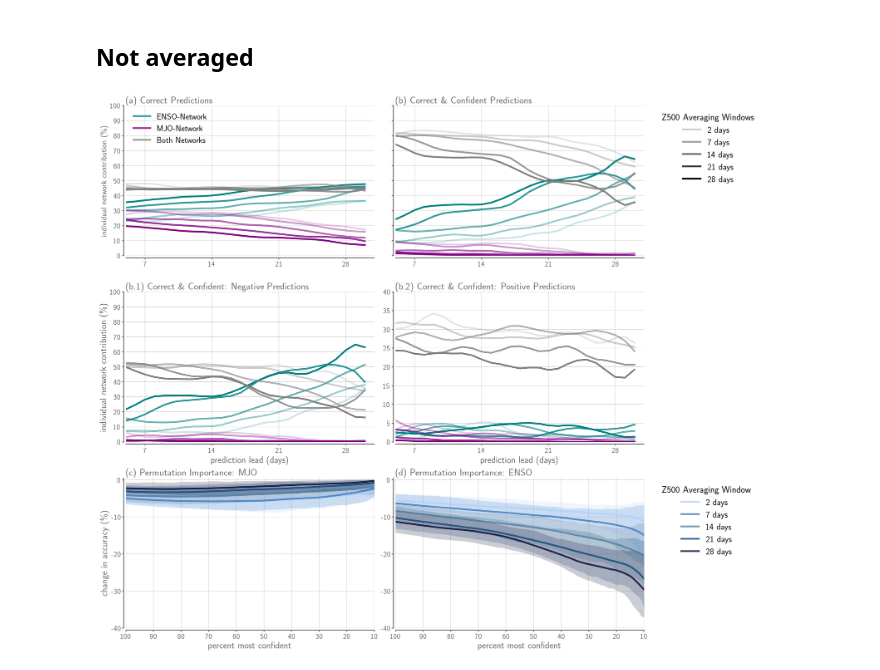
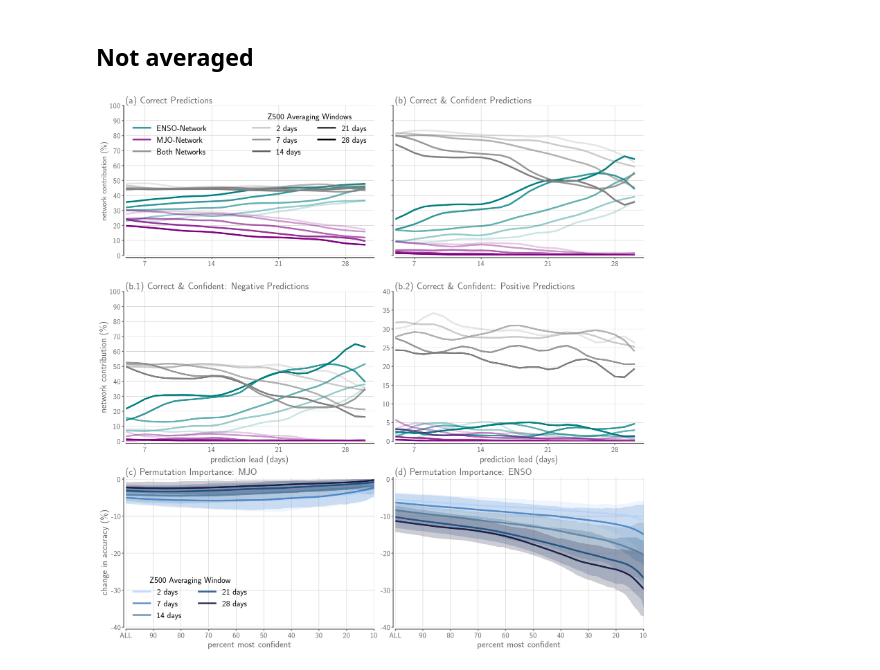
Before and after one commit to kjmayer/ENSOvsMJO, a Jupyter notebook: interpret/interpret-modelcont-plot.ipynb, the cells around one changed output. Cells and saved outputs as stored; diff of their text form; code cells hidden in the pictures.

```diff
--- a/interpret/interpret-modelcont-plot.ipynb
+++ b/interpret/interpret-modelcont-plot.ipynb
@@ -467,7 +467,9 @@ for loc in ['A','B','C','D','E','F']:
         ax[loc].set_yticks(np.arange(-40,10,10),np.arange(-40,10,10),fontsize=FS,color='dimgrey')
         ax[loc].set_xlabel('percent most confident',fontsize=FS+4,color='dimgrey')
         ax[loc].set_xlim(0,90)
-        ax[loc].set_xticks(np.arange(0,100,10),np.arange(10,110,10)[::-1],fontsize=FS,color='dimgrey')
+        ax[loc].set_xticks(np.arange(0,100,10),
+                           ['ALL',  90,  80,  70,  60,  50,  40,  30,  20,  10],
+                           fontsize=FS,color='dimgrey')
 
 # ------------------------------------------------------------------------------------
 # ------------------------------------------------------------------------------------
@@ -509,9 +511,10 @@ ax['A'].plot(sig.filtfilt(ff,np.sum(ff),model12_corrfracpred_avg[:,26]*100),
 
 ax['A'].set_title('(a) Correct Predictions',fontsize=FS+5,color='dimgrey',loc='left')
 ax['A'].set_yticklabels(np.arange(0,110,10),fontsize=FS,color='dimgrey')
-ax['A'].set_ylabel('individual network contribution (\%)',fontsize=FS+1,color='dimgrey')
+ax['A'].set_ylabel('network contribution (\%)',fontsize=FS+1,color='dimgrey')
 ax['A'].set_xticklabels(np.arange(LEADS[2],LEADS[-1],7),fontsize=FS,color='dimgrey')
-ax['A'].legend(frameon=False, fontsize=FS+2,ncol=1,loc="upper left")
+ax['A'].legend(frameon=False, fontsize=FS+2,ncol=1,loc="upper left",
+               title=' ',title_fontsize=FS+2)
 
 # ------------------------------------------------------------------------------------
 # ------------------------------------------------------------------------------------
@@ -554,7 +557,7 @@ ax['B'].plot(sig.filtfilt(ff,np.sum(ff),model12_signconfcorrfracpred_avg[:,26,0]
 
 ax['B'].set_title('(b.1) Correct \& Confident: Negative Predictions',fontsize=FS+5,color='dimgrey',loc='left')
 ax['B'].set_yticklabels(np.arange(0,110,10),fontsize=FS,color='dimgrey')
-ax['B'].set_ylabel('individual network contribution (\%)',fontsize=FS+4,color='dimgrey')
+ax['B'].set_ylabel('network contribution (\%)',fontsize=FS+4,color='dimgrey')
 ax['B'].set_xticklabels(np.arange(LEADS[2],LEADS[-1],7),fontsize=FS,color='dimgrey')
 ax['B'].set_xlabel('prediction lead (days)',fontsize=FS+4,color='dimgrey')
 
@@ -602,19 +605,26 @@ ax['C'].set_title('(b) Correct \& Confident Predictions',fontsize=FS+5,color='di
 ax['C'].set_yticklabels(np.arange(0,110,10),fontsize=0,color='dimgrey')
 ax['C'].set_xticklabels(np.arange(LEADS[2],LEADS[-1],7),fontsize=FS,color='dimgrey')
 
-ax['C'].plot(np.zeros(shape=(len(LEADS)))+np.nan,
+ax2 = ax['A'].twinx()
+adjust_spines(ax2, ['left', 'bottom'])
+ax2.get_yaxis().set_visible(False)
+ax2.get_xaxis().set_visible(False)
+
+ax2.plot(np.zeros(shape=(len(LEADS)))+np.nan,
              color='k',label='2 days', alpha=0.2,linewidth=linewidth)
-ax['C'].plot(np.zeros(shape=(len(LEADS)))+np.nan,
+ax2.plot(np.zeros(shape=(len(LEADS)))+np.nan,
                  color='k',label='7 days', alpha=0.4,linewidth=linewidth)
-ax['C'].plot(np.zeros(shape=(len(LEADS)))+np.nan,
+ax2.plot(np.zeros(shape=(len(LEADS)))+np.nan,
                  color='k',label='14 days', alpha=0.6,linewidth=linewidth)
-ax['C'].plot(np.zeros(shape=(len(LEADS)))+np.nan,
+ax2.plot(np.zeros(shape=(len(LEADS)))+np.nan,
                  color='k',label='21 days', alpha=0.8,linewidth=linewidth)
-ax['C'].plot(np.zeros(shape=(len(LEADS)))+np.nan,
+ax2.plot(np.zeros(shape=(len(LEADS)))+np.nan,
                  color='k',label='28 days', alpha=1.0,linewidth=linewidth)
 
-ax['C'].legend(frameon=False, fontsize=FS+3,ncol=1,bbox_to_anchor=(1.04, 1), loc="upper left",
-               title='Z500 Averaging Windows',title_fontsize=FS+4)
+# ax['C'].legend(frameon=False, fontsize=FS+3,ncol=1,bbox_to_anchor=(1.04, 1), loc="upper left",
+#                title='Z500 Averaging Windows',title_fontsize=FS+4)
+ax2.legend(frameon=False, fontsize=FS+2,ncol=2, loc="upper right",
+               title='Z500 Averaging Windows',title_fontsize=FS+2)
 
 # ------------------------------------------------------------------------------------
 # ------------------------------------------------------------------------------------
@@ -699,33 +709,34 @@ ax['F'].set_title('(d) Permutation Importance: ENSO',fontsize=FS+5,color='dimgre
 ax['F'].plot(np.mean(confvsacc_enso_diff[:,0],axis=0),'xkcd:powder blue',alpha=0.8,label='2 days',linewidth=linewidth)
 ax['F'].fill_between(x = np.arange(0,100),
                  y1 = np.min(confvsacc_enso_diff[:,0],axis=0),
                  y2 = np.max(confvsacc_enso_diff[:,0],axis=0),color='xkcd:powder blue',alpha=0.2,linewidth=0)
 
 ax['F'].plot(np.mean(confvsacc_enso_diff[:,5],axis=0),'xkcd:windows blue',alpha=0.8,label='7 days',linewidth=linewidth)
 ax['F'].fill_between(x = np.arange(0,100),
                  y1 = np.min(confvsacc_enso_diff[:,5],axis=0),
                  y2 = np.max(confvsacc_enso_diff[:,5],axis=0),color='xkcd:windows blue',alpha=0.2,linewidth=0)
 
 ax['F'].plot(np.mean(confvsacc_enso_diff[:,12],axis=0),'xkcd:stormy blue',alpha=0.8,label='14 days',linewidth=linewidth)
 ax['F'].fill_between(x = np.arange(0,100),
                  y1 = np.min(confvsacc_enso_diff[:,12],axis=0),
                  y2 = np.max(confvsacc_enso_diff[:,12],axis=0),color='xkcd:stormy blue',alpha=0.2,linewidth=0)
 
 ax['F'].plot(np.mean(confvsacc_enso_diff[:,19],axis=0),'xkcd:twilight blue',alpha=0.8,label='21 days',linewidth=linewidth)
 ax['F'].fill_between(x = np.arange(0,100),
                  y1 = np.min(confvsacc_enso_diff[:,19],axis=0),
                  y2 = np.max(confvsacc_enso_diff[:,19],axis=0),color='xkcd:twilight blue',alpha=0.2,linewidth=0)
 
 ax['F'].plot(np.mean(confvsacc_enso_diff[:,26],axis=0),'xkcd:midnight',alpha=0.8,label='28 days',linewidth=linewidth)
 ax['F'].fill_between(x = np.arange(0,100),
                  y1 = np.min(confvsacc_enso_diff[:,26],axis=0),
                  y2 = np.max(confvsacc_enso_diff[:,26],axis=0),color='xkcd:midnight',alpha=0.2,linewidth=0)
 
-leg = ax['F'].legend(frameon=False, fontsize=FS+3,ncol=1,bbox_to_anchor=(1.04, 1), loc="upper left")
-leg.set_title('Z500 Averaging Window',prop={'size':FS+4})
+# leg = ax['F'].legend(frameon=False, fontsize=FS+3,ncol=1,bbox_to_anchor=(1.04, 1), loc="upper left")
+leg = ax['E'].legend(frameon=False, fontsize=FS+2,ncol=2, loc="lower left")
+leg.set_title('Z500 Averaging Window',prop={'size':FS+2})
 
 
 plt.savefig('/glade/work/kjmayer/research/catalyst/ENSOvsMJO/plots/modelcontribution_permutimport_doy_main_smooth.png',dpi=300,bbox_inches='tight')
 # plt.show()
 # %% [output]
-[figure, old version]
+[figure, new version]
```
Also changed, not shown: 1 other file.
